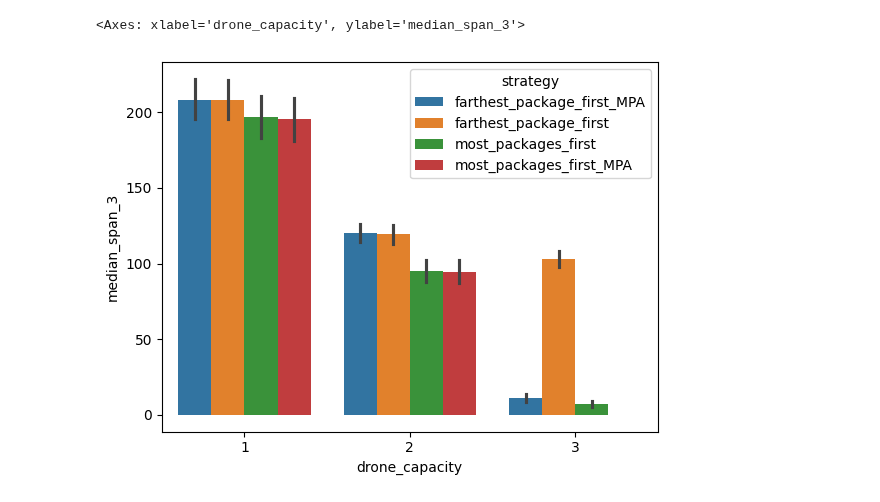
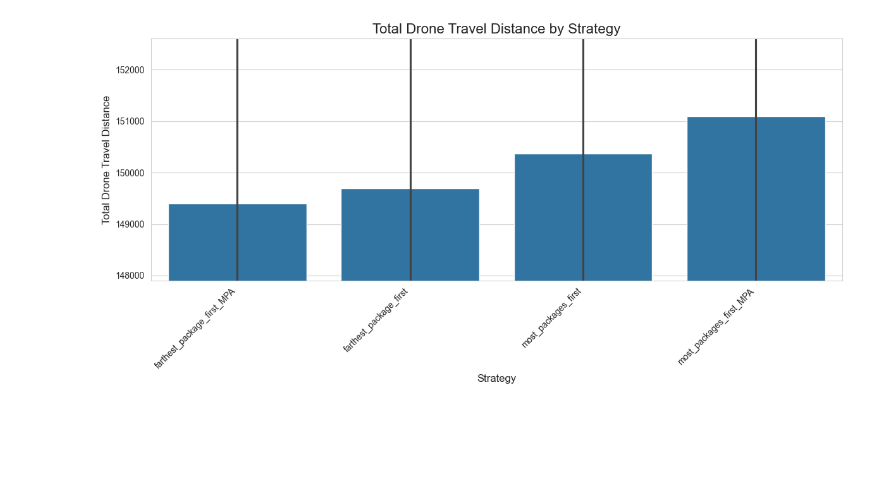
Before and after one commit to olabolola/uav-optimisation-research, a Jupyter notebook: notebooks/analyse.ipynb, the cells around one changed output. Cells and saved outputs as stored; diff of their text form; code cells hidden in the pictures; blank space fills up the shorter version.

```diff
--- a/notebooks/analyse.ipynb
+++ b/notebooks/analyse.ipynb
@@ -31,5 +16,24 @@ sns.barplot(data=df, x='no_drones', y='Median Customer Delivery Time', hue='stra
-# %%
-sns.barplot(data=df, x='drone_capacity', y='median_span_3', hue='strategy')
-# %% [output]
-<Axes: xlabel='drone_capacity', ylabel='median_span_3'>
-[figure, removed]
+# %%
+import seaborn as sns
+import matplotlib.pyplot as plt
+
+# Create the plot
+plt.figure(figsize=(12, 6))
+ax = sns.barplot(data=df, y="Drones Travel Distance", x="strategy")
+
+bar_min = df.groupby("strategy")["Drones Travel Distance"].mean().min()
+bar_max = df.groupby("strategy")["Drones Travel Distance"].mean().max()
+# Set the y-axis limits
+y_min = bar_min * 0.99
+y_max = bar_max * 1.01
+ax.set_ylim(y_min, y_max)
+
+plt.title("Total Drone Travel Distance by Strategy", fontsize=16)
+plt.xlabel("Strategy", fontsize=12)
+plt.ylabel("Total Drone Travel Distance", fontsize=12)
+plt.xticks(rotation=45, ha="right")
+
+plt.tight_layout()
+plt.show()
+# %% [output]
+[figure, added]
```
Also changed, not shown: parts of 5 cells of this notebook, 11 other files.
